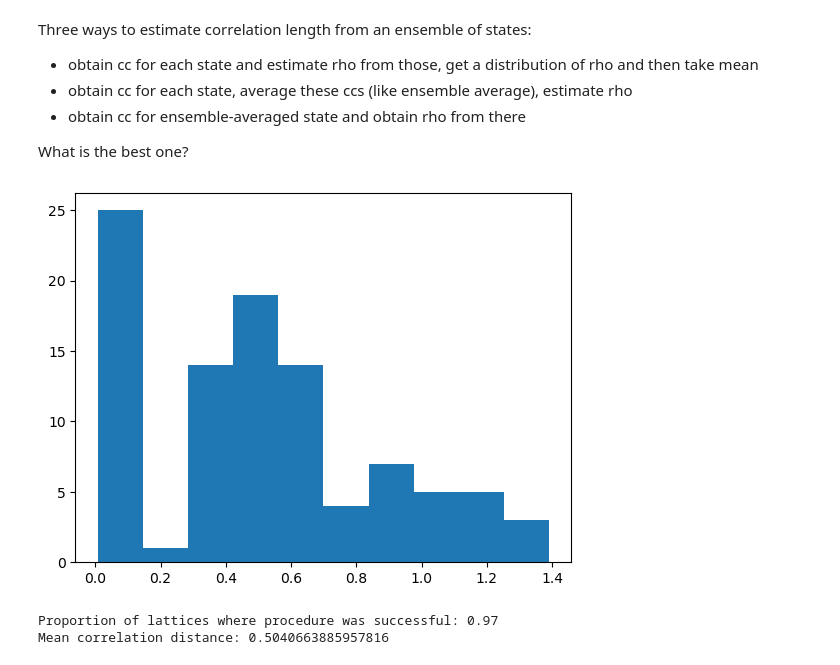
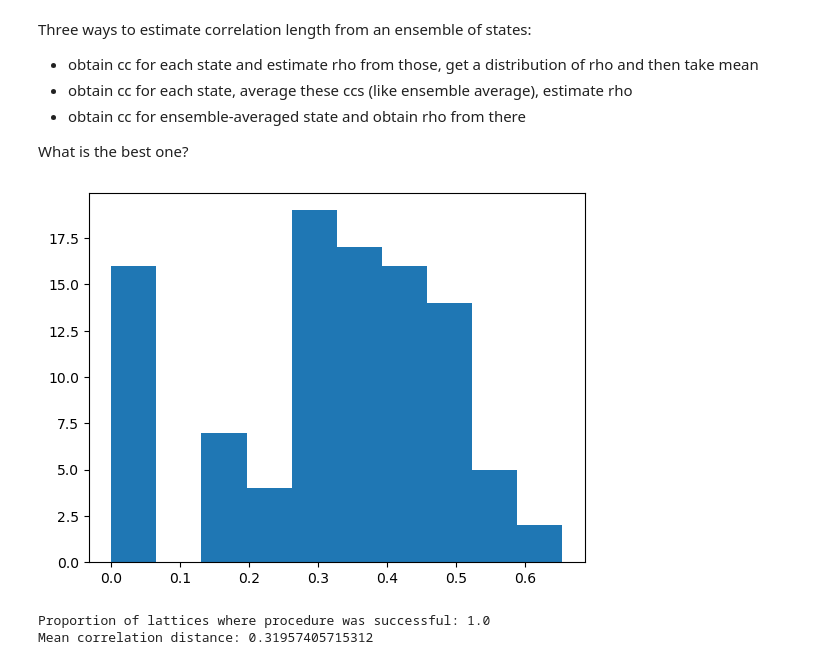
Before and after one commit to Biochemical-Networks/Chemotactic-Receptor-Array-MWC-Ising, a Jupyter notebook: ising_chemotaxis_clean.ipynb, the cells around one changed output. Saved outputs shown, nothing was run; the diff lists cells and outputs as text; code cells hidden in the pictures.

```diff
--- a/ising_chemotaxis_clean.ipynb
+++ b/ising_chemotaxis_clean.ipynb
@@ -108,15 +108,21 @@ def ising_2d_lig(n_sims,L,J,
     return all_states, waiting_times
 # %%
 # show benchmark results in one figure
+#n_sims = 10**4
 n_sims = 10**4
 L = 10
 
 # preparation
-fig = plt.figure(figsize=(9,13))
+fig = plt.figure(figsize=(9,12))
 
 # create subplots
 gs = gridspec.GridSpec(4, 6)
 ax1 = plt.subplot(gs[0,:3])
+
+# create inset
+left, bottom, width, height = [0.34, 0.9, 0.15, 0.08]
+axx = fig.add_axes([left, bottom, width, height])
+
 ax2 = plt.subplot(gs[0,3:])
 ax3 = plt.subplot(gs[1,:2])
 ax4 = plt.subplot(gs[1,2:4])
@@ -130,6 +136,7 @@ ax5 = plt.subplot(gs[1,4:])
 J = 0
 c_arr = np.logspace(-1,5,10**2)
 all_avg_spin = np.empty(c_arr.size)
+color_counter = 1
 
 # loop through various concentrations
 for i,c in enumerate(c_arr):
@@ -139,6 +146,11 @@ for i,c in enumerate(c_arr):
 
     # truncate and take mean
     all_avg_spin[i] = np.mean(avg_spin[4000:])
+
+    # plot realisations in the inset for some exemplars
+    if i % 49 == 0:
+        axx.plot(np.cumsum(waiting_times)[:800],0.5 + 0.5*avg_spin[:800],color=colormap_aux(color_counter))
+        color_counter += 1
 
 # convert to activity
 all_avg_act = 0.5 + 0.5*all_avg_spin
@@ -154,6 +166,11 @@ ax1.semilogx(c_arr,theoretical_a(c_arr,L),label='Theory',color='#FFC0CB',alpha=1
 ax1.set_xlabel(r'$c$ ($\mu$M)',size=12)
 ax1.set_ylabel(r'$\langle a \rangle$',size=12)
 ax1.text(10**-1,0.78,'A',size=12)
+
+# inset formatting
+axx.set_xlabel(r'$t$ $(\omega_0^{-1})$',size=8)
+axx.set_ylabel(r'$a$',size=9)
+axx.tick_params(axis='both', which='major', labelsize=8)
 
 ######################
 ## Phase transition ##
@@ -707,10 +723,11 @@ cnew_arr = np.logspace(-0.5,4.5,25)
 J_plot, c_plot = np.meshgrid(J_arr,cnew_arr)
 
 # parameters
-n_samples = 10**3
+n_samples = 10**2 # change to 10**3
 n_steps = 4000
 tf = 2*10**3
-L_arr = np.arange(2,9,1)
+#L_arr = np.arange(2,9,1)
+L_arr = np.array([6]) # use the above line
 
 # extract dose-response curves
 all_responses, all_var = dose_response_curve(n_samples,n_steps,tf,L_arr,J_arr,cnew_arr)
@@ -836,8 +847,8 @@ last_state = 0.5 + 0.5*all_states[:,-1,:,:]
 @numba.jit(nopython=True)
 def corr_function(n_repeats,last_state,L):
     # prepare arrays
-    corr_func = np.zeros((n_repeats,L),dtype='float32')
-    r_arr = np.arange(0,L,1)
+    corr_func = np.zeros((n_repeats,L//2),dtype='float32')
+    r_arr = np.arange(0,L//2,1)
 
     # randomly choose n_repeats spins on the lattice
     for rep in range(n_repeats):
@@ -911,19 +921,19 @@ correlation length: 0.24485550081958837
 # %%
-n_samples = 10**2
+n_samples = 50
 n_steps = 2000
 tf = 500
 c = 100
 n_repeats = 50
 
 # define sizes
-L_arr = np.array([5,8,10])
+L_arr = np.array([5])
 
 # define the critical value
 J_crit_inf = 0.5*np.log(1 + np.sqrt(2))
 J_crit_fin = J_crit_inf/(1-1.25/L_arr[-1])
 
 # define below-critical coupling strengths
-J_arr = np.linspace(0.,J_crit_fin,6)
+J_arr = np.linspace(0.,0.5,6)
 
 # arrays to store results
 parm_corr = np.zeros((2,L_arr.size,J_arr.size),dtype='float32')
@@ -951,6 +961,7 @@ for l,L in enumerate(L_arr):
 
     plt.xlabel(r'$r$',size=12)
     plt.ylabel(r'Cov$(s_0, s_r)$',size=12)
+    plt.yscale('log')
     plt.legend()
     plt.title(f'$L={L}$')
     plt.show()
@@ -1017,34 +1027,44 @@ What is the best one?
 def exp_2d(xy,rho):
     x,y = xy
     r = np.sqrt((x-x0)**2 + (y-y0)**2)
     return np.exp(-r/rho)
+
+J = 0.1
+n_samples = 10**2
+n_steps = 2000
+tf = 500
+c = 100
+n_repeats = 50
+
+# extract an ensemble of states
+all_states,_,time = ensemble_averaged_ising(n_samples,n_steps,tf,L,J,cbase=c)
 
 # prepare fitting
 x = np.arange(0,L,1)
 y = np.arange(0,L,1)
 X,Y = np.meshgrid(x,y)
 
 
 for i in range(n_samples):
     state = all_states[i,-1,:,:]
     cc_norm,x0,y0 = cross_correlation(state)
 
     if x0 == 5 and y0 == 5:
         rho_opt,_ = curve_fit(exp_2d,(np.reshape(X,X.size),np.reshape(Y,Y.size)),
                                  np.reshape(cc_norm,cc_norm.size))
 
         if i == 0:
             all_rho = np.array([rho_opt[0]])
         else:
             all_rho = np.append(all_rho,rho_opt[0])
 
 plt.hist(all_rho)
 plt.show()
 
 print('Proportion of lattices where procedure was successful:', all_rho.size/n_samples)
 print('Mean correlation distance:',np.mean(all_rho))
 # %% [output]
-[figure, old version]
+[figure, new version]
-Proportion of lattices where procedure was successful: 0.97
-Mean correlation distance: 0.5040663885957816
+Proportion of lattices where procedure was successful: 1.0
+Mean correlation distance: 0.31957405715312
 # %%
```
Also changed, not shown: parts of 12 cells of this notebook, 1 other file.
